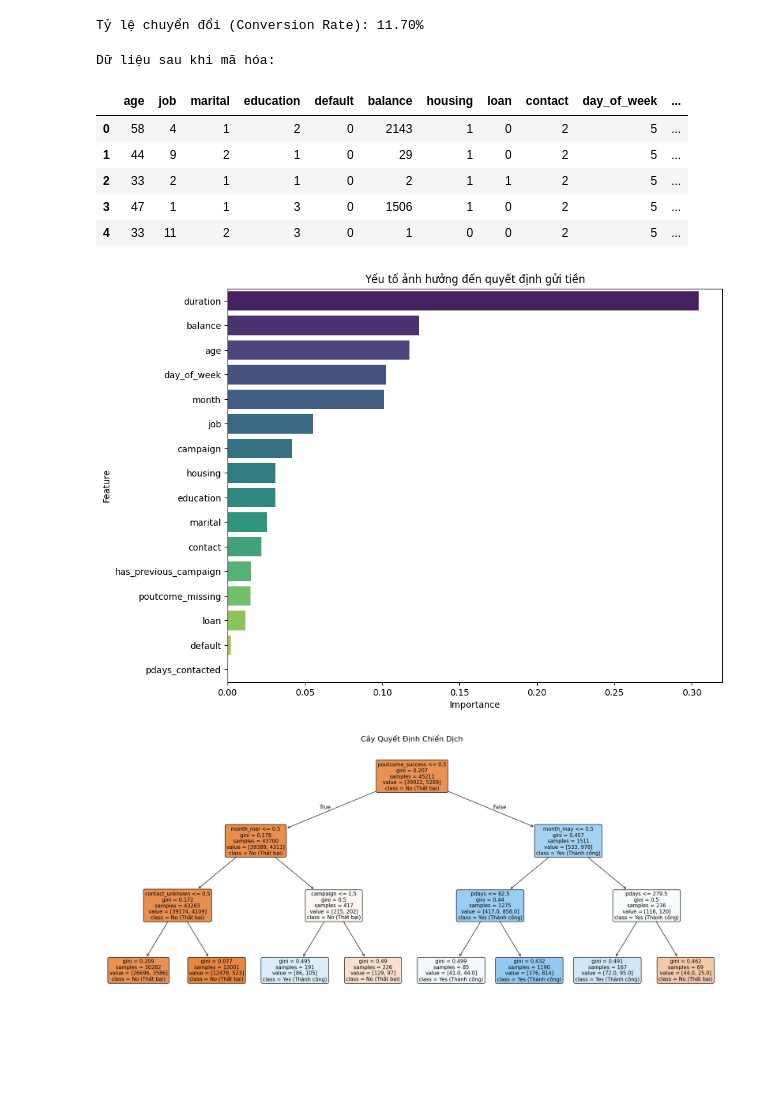
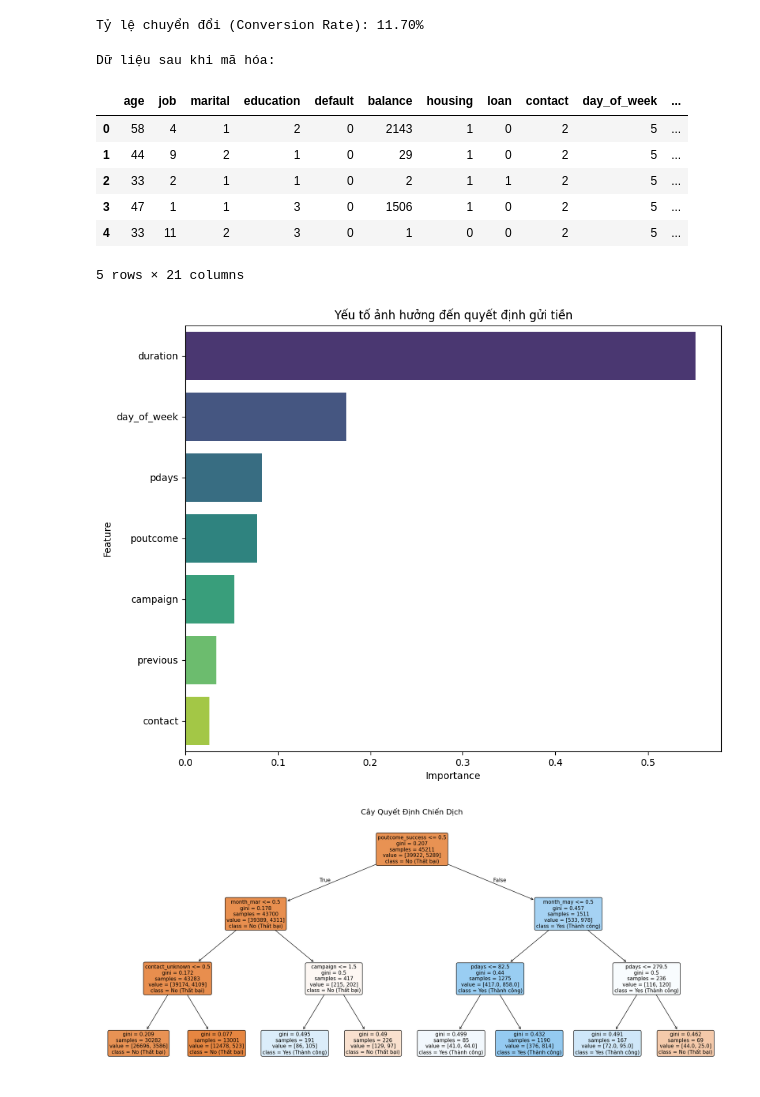
Before and after one commit to NguyenPhanNhatLan/DM, a Jupyter notebook: notebooks/campaign.ipynb, the cells around one changed output. Cells and saved outputs as stored; diff of their text form; code cells hidden in the pictures; blank space fills up the shorter version.

Commit message:
campaignfinal

```diff
--- a/notebooks/campaign.ipynb
+++ b/notebooks/campaign.ipynb
@@ -122,7 +62,7 @@ for col in categorical_cols:
     df_encoded[col] = le.fit_transform(df[col])
     label_encoders[col] = le
 
-df_encoded.drop(df.loc[:,'pdays':'y'], axis=1, inplace=True)
+#df_encoded.drop(df.loc[:,'poutcome_missing':'has_previous_campaign'], axis=1, inplace=True)
 
 print("Dữ liệu sau khi mã hóa:")
 display(df_encoded.head())
@@ -134,26 +74,27 @@ Dữ liệu sau khi mã hóa:
 | 2 | 33 | 2 | 1 | 1 | 0 | 2 | 1 | 1 | 2 | 5 | ... |
 | 3 | 47 | 1 | 1 | 3 | 0 | 1506 | 1 | 0 | 2 | 5 | ... |
 | 4 | 33 | 11 | 2 | 3 | 0 | 1 | 0 | 0 | 2 | 5 | ... |
+5 rows × 21 columns
 # %%
-X = df_encoded.drop(['target'], axis=1)
-y = df_encoded['target']
+X = df_encoded[['day_of_week','contact', 'duration', 'campaign', 'pdays','previous','poutcome']]
+y = df_encoded['y']
 
 X_train, X_test, y_train, y_test = train_test_split(X, y, test_size=0.3, random_state=42)
 
 rf = RandomForestClassifier(n_estimators=100, random_state=42)
 rf.fit(X_train, y_train)
 
 feature_importances = pd.DataFrame({
     'Feature': X.columns,
     'Importance': rf.feature_importances_
 }).sort_values(by='Importance', ascending=False)
 
 plt.figure(figsize=(10, 8))
 sns.barplot(x='Importance', y='Feature', data=feature_importances, hue='Feature', palette='viridis')
 plt.title('Yếu tố ảnh hưởng đến quyết định gửi tiền')
 plt.show()
 # %% [output]
-[figure, old version]
+[figure, new version]
 # %%
 df['target'] = df['y'].apply(lambda x: 1 if x == 'yes' else 0)
 
```
Also changed, not shown: parts of 3 cells of this notebook.
